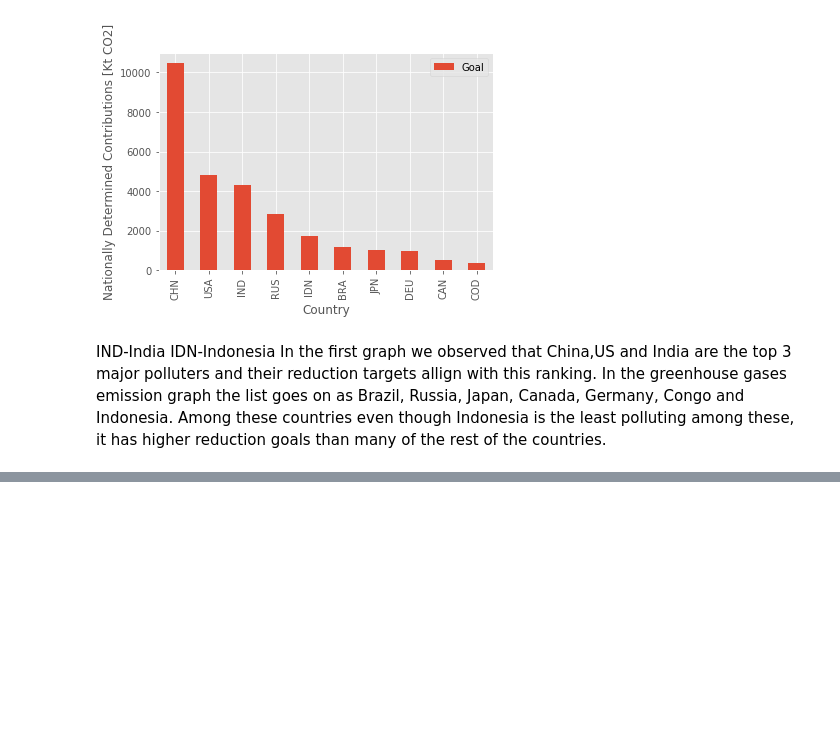
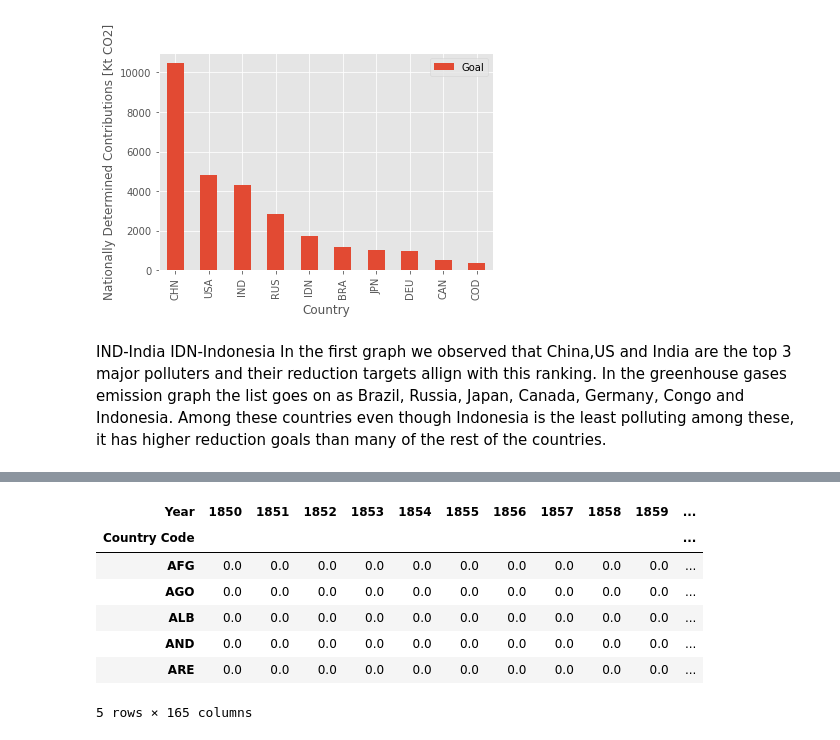
Before and after one commit to jasonrwang/ghg_analytics, a Jupyter notebook: ghg_analytics.ipynb, the cells around one changed output, grey strips where cells are left out. Cells and saved outputs as stored; diff of their text form; code cells hidden in the pictures; blank space fills up the shorter version.

```diff
--- a/ghg_analytics.ipynb
+++ b/ghg_analytics.ipynb
@@ -351,0 +373,13 @@ In the first graph we observed that China,US and India are the top 3 major pollu
+# %%
+CO2From1850_CAIT = CO2From1850_CAIT.pivot_table(values = "Total CO2 Emissions Excluding Land-Use Change and Forestry (MtCO2)",\
+                                                index = "Country Code", columns = "Year")
+CO2From1850_CAIT.head()
+# %% [output]
+| Year | 1850 | 1851 | 1852 | 1853 | 1854 | 1855 | 1856 | 1857 | 1858 | 1859 | ... |
+| Country Code |  |  |  |  |  |  |  |  |  |  | ... |
+| AFG | 0.0 | 0.0 | 0.0 | 0.0 | 0.0 | 0.0 | 0.0 | 0.0 | 0.0 | 0.0 | ... |
+| AGO | 0.0 | 0.0 | 0.0 | 0.0 | 0.0 | 0.0 | 0.0 | 0.0 | 0.0 | 0.0 | ... |
+| ALB | 0.0 | 0.0 | 0.0 | 0.0 | 0.0 | 0.0 | 0.0 | 0.0 | 0.0 | 0.0 | ... |
+| AND | 0.0 | 0.0 | 0.0 | 0.0 | 0.0 | 0.0 | 0.0 | 0.0 | 0.0 | 0.0 | ... |
+| ARE | 0.0 | 0.0 | 0.0 | 0.0 | 0.0 | 0.0 | 0.0 | 0.0 | 0.0 | 0.0 | ... |
+5 rows × 165 columns
```
Also changed, not shown: parts of 15 cells of this notebook, 2 other files.
